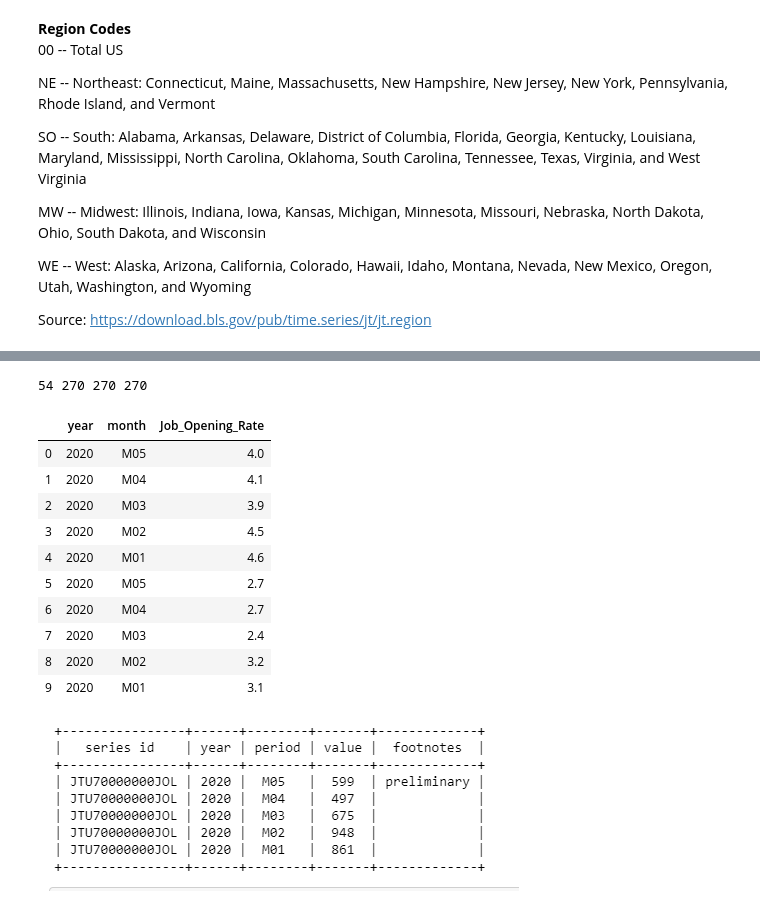
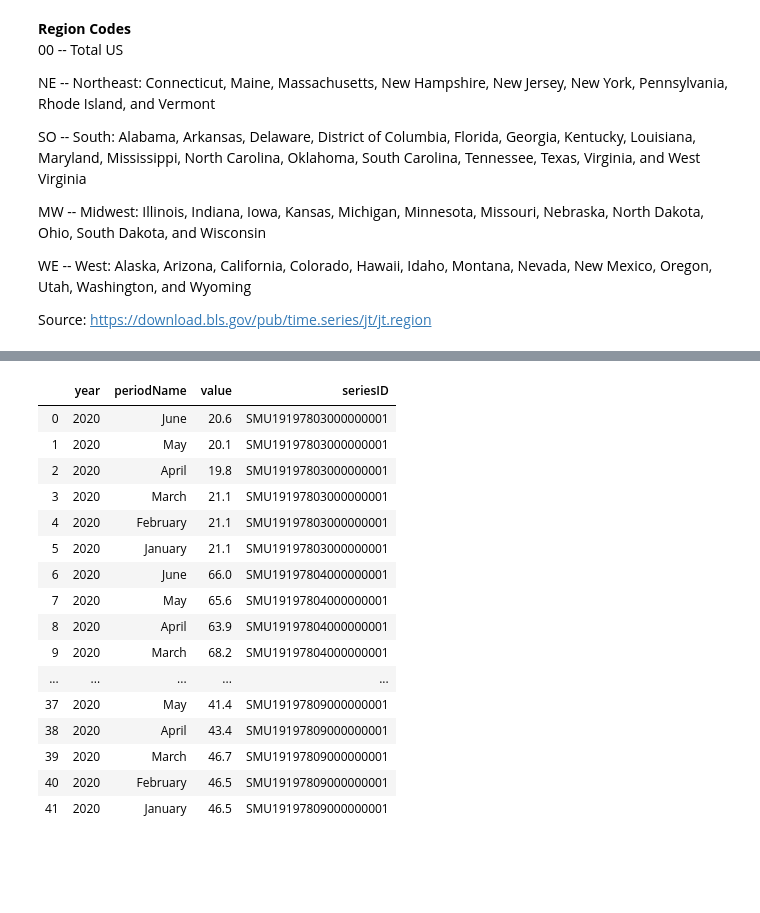
Before and after one commit to carlykelly/Covid-19-Project, a Jupyter notebook: Clemi_BLS_Industry_Predictive_Model.ipynb, the cells around one changed output, grey strips where cells are left out. Saved outputs shown, nothing was run; the diff lists cells and outputs as text; code cells hidden in the pictures; blank space fills up the shorter version.

```diff
--- a/Clemi_BLS_Industry_Predictive_Model.ipynb
+++ b/Clemi_BLS_Industry_Predictive_Model.ipynb
@@ -183,4 +144,0 @@ items={'year':yr,'month':month,'Job_Opening_Rate':val}
-# %%
-print(len(ID),len(yr),len(month),len(val))
-# %% [output]
-54 270 270 270
@@ -189,16 +145,22 @@ df=pd.DataFrame.from_dict(items)
-# %%
-df.head(10)
-# %% [output]
-|  | year | month | Job_Opening_Rate |
-| 0 | 2020 | M05 | 4.0 |
-| 1 | 2020 | M04 | 4.1 |
-| 2 | 2020 | M03 | 3.9 |
-| 3 | 2020 | M02 | 4.5 |
-| 4 | 2020 | M01 | 4.6 |
-| 5 | 2020 | M05 | 2.7 |
-| 6 | 2020 | M04 | 2.7 |
-| 7 | 2020 | M03 | 2.4 |
-| 8 | 2020 | M02 | 3.2 |
-| 9 | 2020 | M01 | 3.1 |
-# %% [markdown]
-![image.png](attachment:image.png)
+# %%
+clean_df=seriesData_df[["year","periodName","value","seriesID"]]
+# %%
+clean_df
+# %% [output]
+|  | year | periodName | value | seriesID |
+| 0 | 2020 | June | 20.6 | SMU19197803000000001 |
+| 1 | 2020 | May | 20.1 | SMU19197803000000001 |
+| 2 | 2020 | April | 19.8 | SMU19197803000000001 |
+| 3 | 2020 | March | 21.1 | SMU19197803000000001 |
+| 4 | 2020 | February | 21.1 | SMU19197803000000001 |
+| 5 | 2020 | January | 21.1 | SMU19197803000000001 |
+| 6 | 2020 | June | 66.0 | SMU19197804000000001 |
+| 7 | 2020 | May | 65.6 | SMU19197804000000001 |
+| 8 | 2020 | April | 63.9 | SMU19197804000000001 |
+| 9 | 2020 | March | 68.2 | SMU19197804000000001 |
+| ... | ... | ... | ... | ... |
+| 37 | 2020 | May | 41.4 | SMU19197809000000001 |
+| 38 | 2020 | April | 43.4 | SMU19197809000000001 |
+| 39 | 2020 | March | 46.7 | SMU19197809000000001 |
+| 40 | 2020 | February | 46.5 | SMU19197809000000001 |
+| 41 | 2020 | January | 46.5 | SMU19197809000000001 |
```
Also changed, not shown: parts of 19 cells of this notebook.
